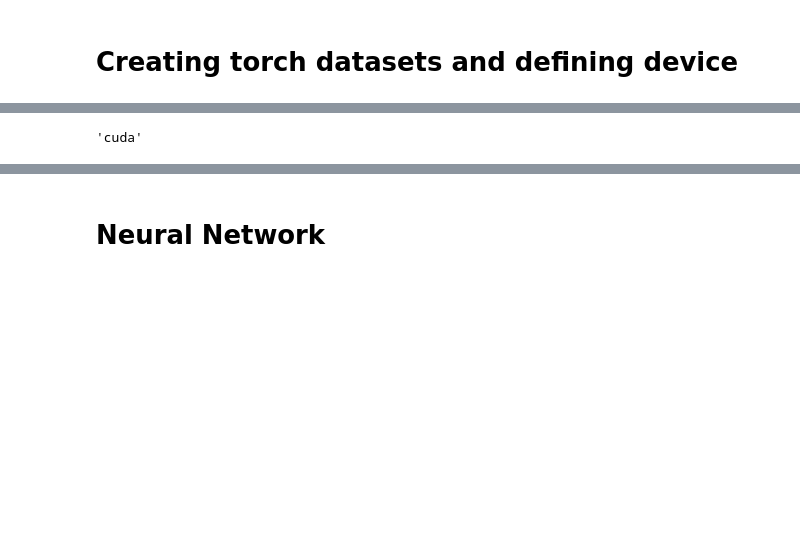
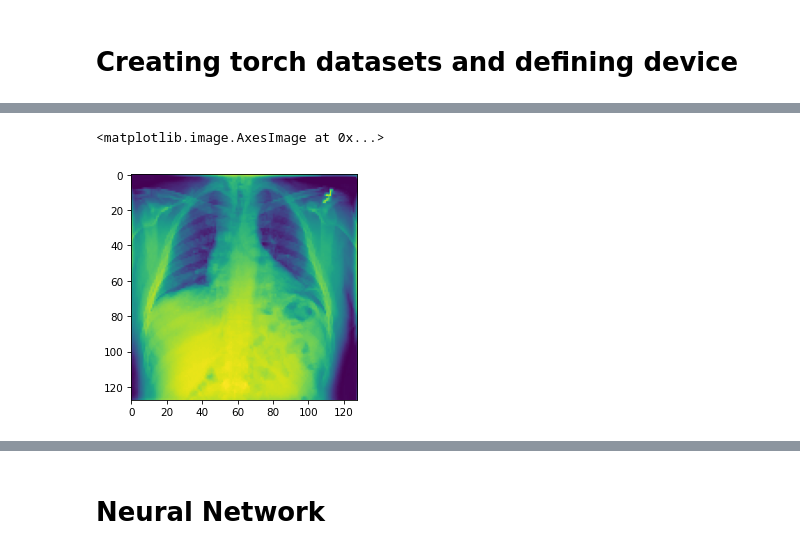
Before and after one commit to LeanderHuyghe/DC1, a Jupyter notebook: My Implementation.ipynb, the cells around one changed output, grey strips where cells are left out. Drawn from its saved outputs; the diff is of its cells as text; code cells hidden in the pictures; blank space fills up the shorter version.

```diff
--- a/My Implementation.ipynb
+++ b/My Implementation.ipynb
@@ -95,8 +98,13 @@ class ImageDataset(Dataset):
   converting to torchtensors when needed (torch tensors are the objects used
   to pass the data through the neural network and apply weights).
   """
+  torch_transform = transforms.Compose([
+    transforms.CenterCrop(100),
+    transforms.RandomHorizontalFlip(p=0.4),
 
-  def __init__(self, x, y, transform=None, target_transform=None):
+
+    ])
+  def __init__(self, x, y, transform=torch_transform, target_transform=None):
     self.targets = y
     self.imgs = x
     self.transform = transform
@@ -145,8 +153,8 @@ test_y = load_numpy_arr_from_url('https://surfdrive.surf.nl/files/index.php/s/wL
 # %%
 #@title
 # Downloading the images:
-train_x = np.load('C:/Users/lonew/Documents/Data Challenge/data_train_set.npy')
-test_x = np.load('C:/Users/lonew/Documents/Data Challenge/data_test_set.npy')
+train_x = np.load('./data_train_set.npy')
+test_x = np.load('./data_test_set.npy')
 # %% [markdown]
 # Data distribution
 # %%
@@ -210,5 +215,5 @@ plt.imshow(images[0].reshape(128,128));
-# %%
-device = ('cuda' if torch.cuda.is_available() else 'cpu')
-device
-# %% [output]
-'cuda'
+# %%
+plt.imshow(images[0].squeeze())
+# %% [output]
+<matplotlib.image.AxesImage at 0x...>
+[figure, added]
```
Also changed, not shown: parts of 20 cells of this notebook.
